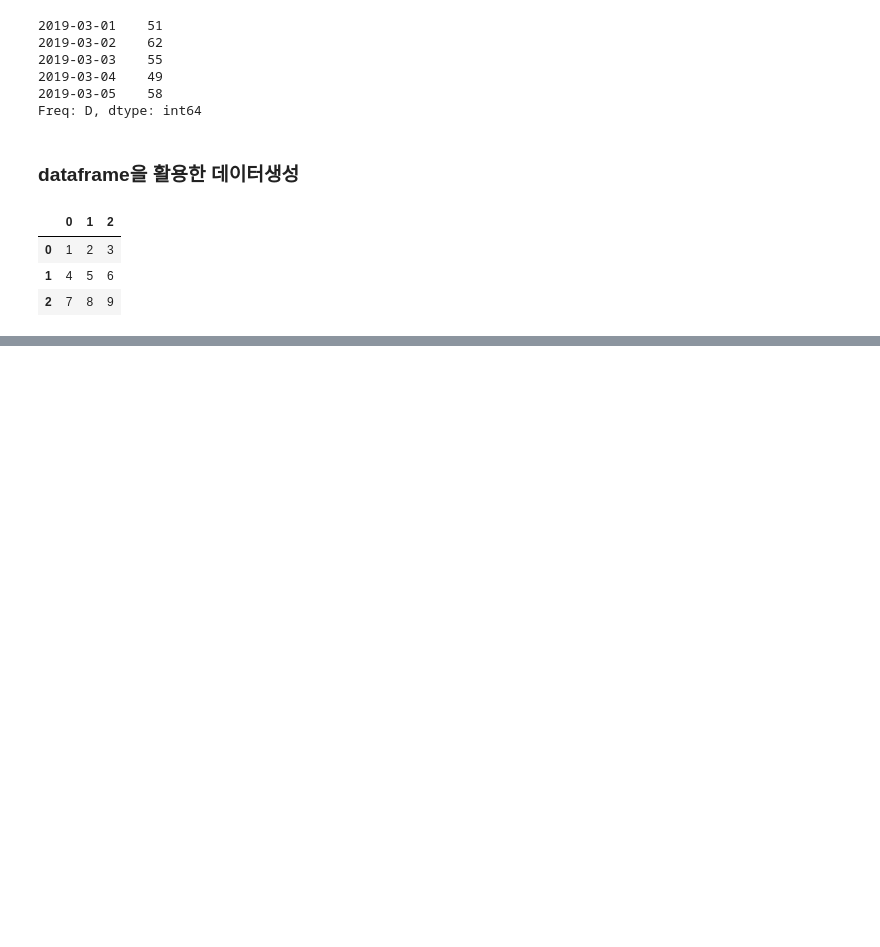
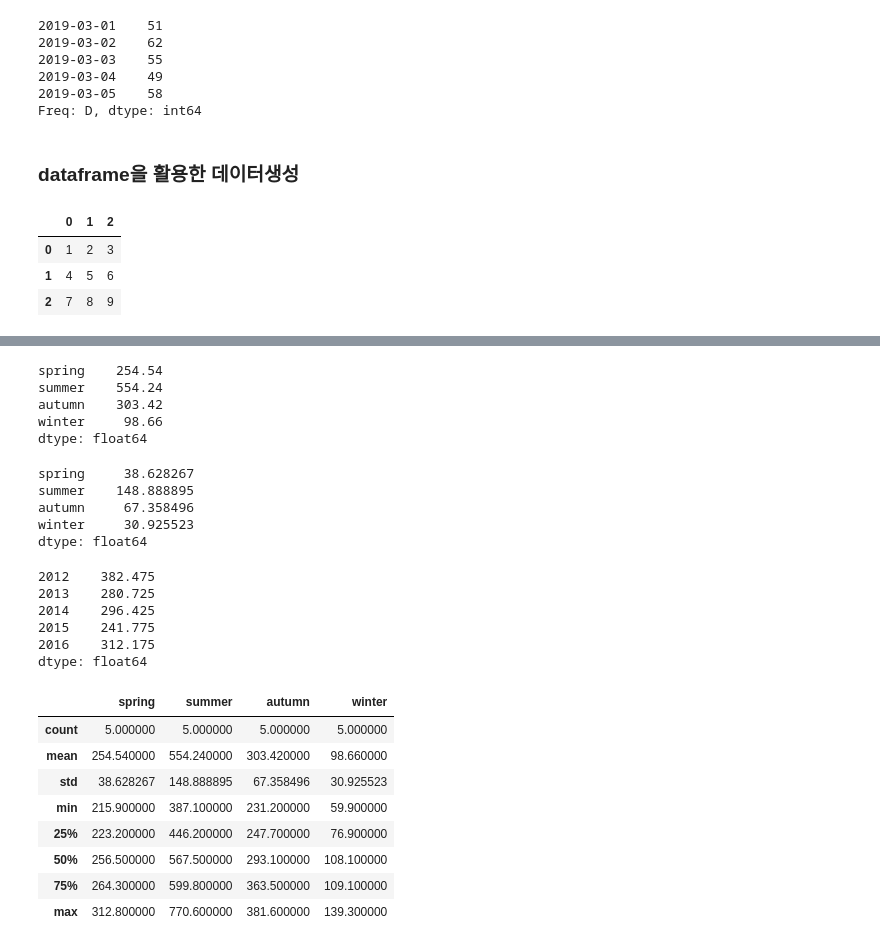
Before and after one commit to ppangh11/Practice_Python, a Jupyter notebook: Pandas연습.ipynb, the cells around one changed output, grey strips where cells are left out. Drawn from its saved outputs; the diff is of its cells as text; code cells hidden in the pictures; blank space fills up the shorter version.

```diff
--- a/Pandas연습.ipynb
+++ b/Pandas연습.ipynb
@@ -102,0 +212,9 @@ df
+# %%
+table_data3 = {'spring':[256.5,264.3,215.9,223.2,312.8],
+              'summer':[770.6,567.5,599.8,387.1,446.2],
+              'autumn':[363.5,231.2,293.1,247.7,381.6],
+              'winter':[139.3,59.9,76.9,109.1,108.1]}
+index_num = list(range(2012,2017,1))
+colname = ["spring","summer","autumn","winter"]
+df3 = pd.DataFrame(table_data3,columns=colname,index=index_num)
+df3
@@ -102,0 +228,37 @@ df
+# %%
+df3.mean()
+# %% [output]
+spring    254.54
+summer    554.24
+autumn    303.42
+winter     98.66
+dtype: float64
+# %%
+df3.std()
+# %% [output]
+spring     38.628267
+summer    148.888895
+autumn     67.358496
+winter     30.925523
+dtype: float64
+# %%
+df3.mean(axis=1)
+# %% [output]
+2012    382.475
+2013    280.725
+2014    296.425
+2015    241.775
+2016    312.175
+dtype: float64
+# %%
+df3.describe()
+# %% [output]
+|  | spring | summer | autumn | winter |
+| count | 5.000000 | 5.000000 | 5.000000 | 5.000000 |
+| mean | 254.540000 | 554.240000 | 303.420000 | 98.660000 |
+| std | 38.628267 | 148.888895 | 67.358496 | 30.925523 |
+| min | 215.900000 | 387.100000 | 231.200000 | 59.900000 |
+| 25% | 223.200000 | 446.200000 | 247.700000 | 76.900000 |
+| 50% | 256.500000 | 567.500000 | 293.100000 | 108.100000 |
+| 75% | 264.300000 | 599.800000 | 363.500000 | 109.100000 |
+| max | 312.800000 | 770.600000 | 381.600000 | 139.300000 |
```
Also changed, not shown: parts of 28 cells of this notebook.
